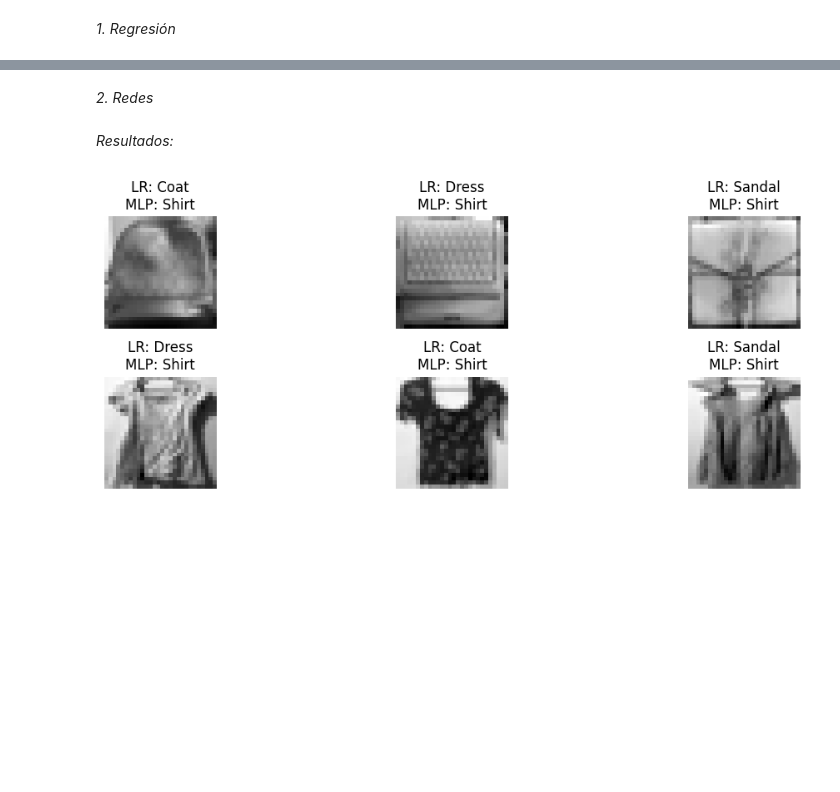
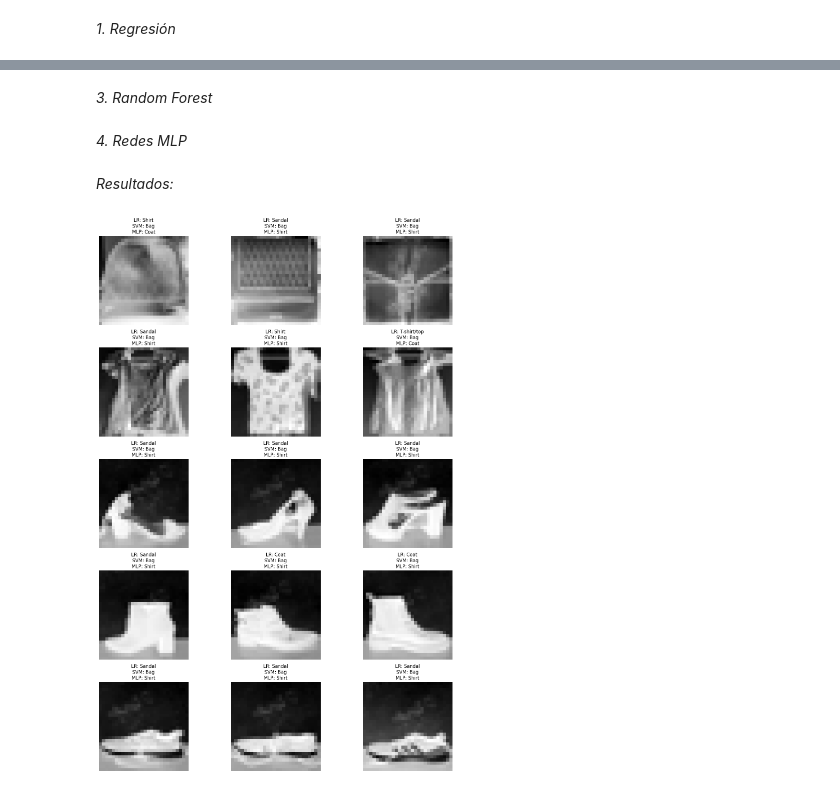
Before and after one commit to priscilacervantes25/Project-No.-1, a Jupyter notebook: Project1.ipynb, the cells around one changed output, grey strips where cells are left out. Drawn from its saved outputs; the diff is of its cells as text; code cells hidden in the pictures; blank space fills up the shorter version.

```diff
--- a/Project1.ipynb
+++ b/Project1.ipynb
@@ -192,18 +223,24 @@ weighted avg       0.88      0.88      0.88     10000
 ## <font color= #d4b1e6> **Images** </font>
 # %% [markdown]
 ### <font color= #d4b1e6> **Dress & Bag** </font>
-# %%
-image_paths = ["C:/Users/prisc/OneDrive/Escritorio/5to semestre/Aprendizaje/Project-No.-1/fashion_items/bag1.jpeg", "C:/Users/prisc/OneDrive/Escritorio/5to semestre/Aprendizaje/Project-No.-1/fashion_items/bag2.jpeg", "C:/Users/prisc/OneDrive/Escritorio/5to semestre/Aprendizaje/Project-No.-1/fashion_items/bag3.jpeg",
-               "C:/Users/prisc/OneDrive/Escritorio/5to semestre/Aprendizaje/Project-No.-1/fashion_items/dress1.jpeg", "C:/Users/prisc/OneDrive/Escritorio/5to semestre/Aprendizaje/Project-No.-1/fashion_items/dress2.jpeg", "C:/Users/prisc/OneDrive/Escritorio/5to semestre/Aprendizaje/Project-No.-1/fashion_items/dress3.jpeg"]
-
-images = []
-for path in image_paths:
-    img = Image.open(path).convert("L")  # convertir a gris
-    img = img.resize((28,28))            # redimensionar
-    img = np.array(img).flatten()        # convertir a vector de 784
-    images.append(img)
-
-X_new = np.array(images)
+# %%
+image_paths = ["fashion_items/bag1.jpeg", "fashion_items/bag2.jpeg", "fashion_items/bag3.jpeg",
+               "fashion_items/dress1.jpeg", "fashion_items/dress2.jpeg", "fashion_items/dress3.jpeg",
+               "fashion_items/sandals1.jpeg", "fashion_items/sandals2.jpeg", "fashion_items/sandals3.jpeg",
+               "fashion_items/ankleboots1.jpeg", "fashion_items/ankleboots2.jpeg", "fashion_items/ankleboots3.jpeg",
+               "fashion_items/sneakers1.jpeg", "fashion_items/sneakers2.jpeg", "fashion_items/sneakers3.jpeg",]
+# %%
+def preprocess_images(image_paths):
+    images = []
+    for path in image_paths:
+        img = Image.open(path).convert("L")   # Escala de grises
+        img = img.resize((28,28))             # Redimensionar
+        img = ImageOps.invert(img)            # Invertir -> prenda negra, fondo blanco
+        arr = np.array(img).flatten()         # Vector de 784
+        images.append(arr)
+    return np.array(images)
+# %%
+X_new = preprocess_images(image_paths)
 # %% [markdown]
 *Escalamos las imágentes*
 # %%
@@ -221,18 +262,20 @@ y_pred_new_log = logreg.predict(X_new_pca)
+# %% [markdown]
+*3. Random Forest*
 # %% [markdown]
-*2. Redes*
+*4. Redes MLP*
 # %%
 y_pred_new_mlp = mlp.predict(X_new_pca)
 # %% [markdown]
 *Resultados:*
 # %%
-plt.figure(figsize=(12,4))
+plt.figure(figsize=(15,20))
 for i, path in enumerate(image_paths):
     img = X_new[i].reshape(28,28)
-    plt.subplot(2,3,i+1)
+    plt.subplot(5,3,i+1)
     plt.imshow(img, cmap="gray")
     plt.axis("off")
-    plt.title(f"LR: {class_names[y_pred_new_log[i]]}\nMLP: {class_names[y_pred_new_mlp[i]]}")
+    plt.title(f"LR: {class_names[y_pred_new_log[i]]}\nSVM: {class_names[y_pred_new_svm[i]]}\nMLP: {class_names[y_pred_new_mlp[i]]}")
 plt.tight_layout()
 plt.show()
 # %% [output]
-[figure, old version]
+[figure, new version]
```
Also changed, not shown: parts of 19 cells of this notebook, 9 other files.
